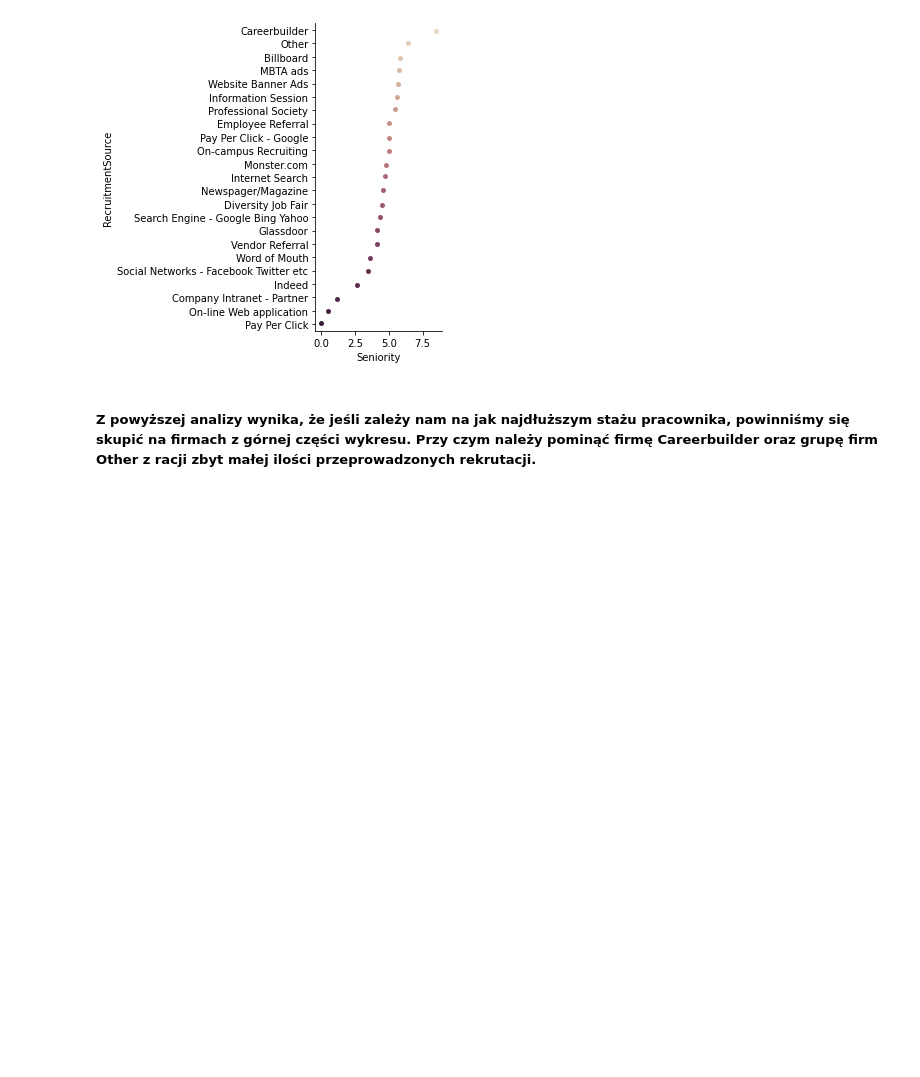
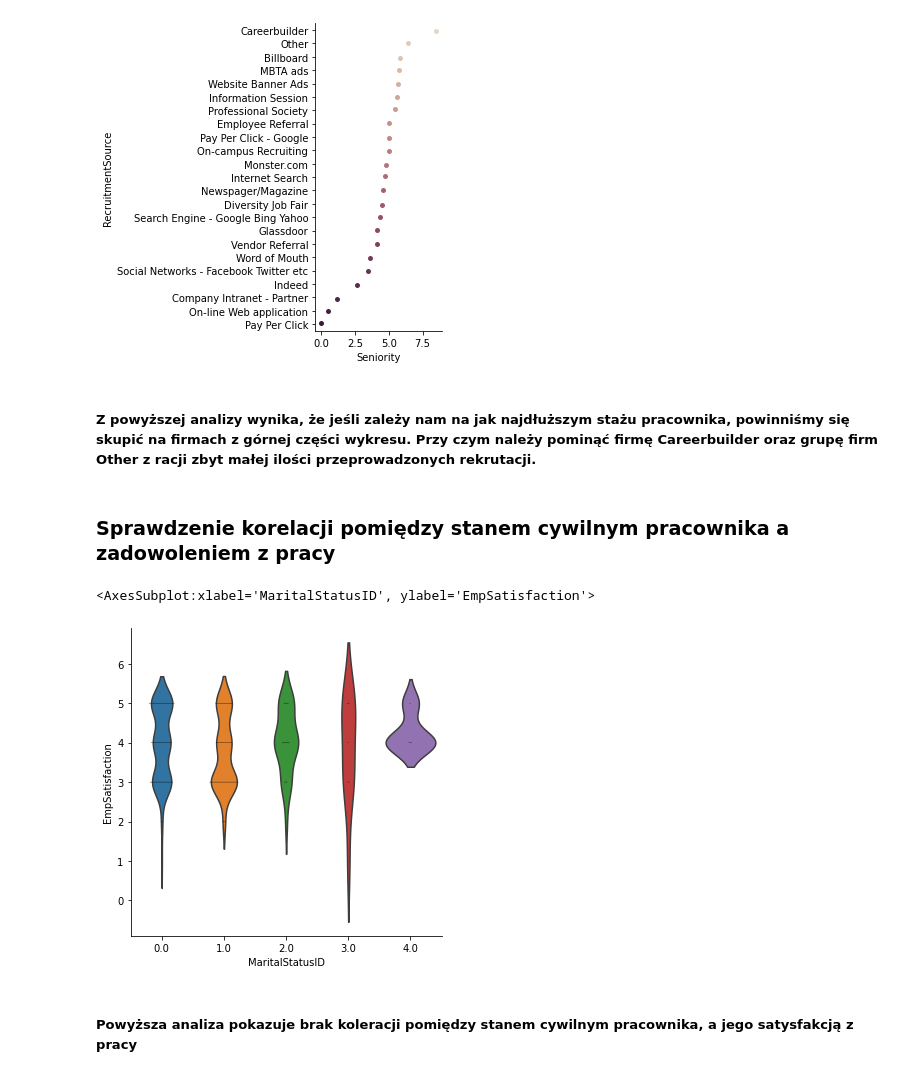
Before and after one commit to JBakunski/hr_data, a Jupyter notebook: hr.ipynb, the cells around one changed output. Cells and saved outputs as stored; diff of their text form; code cells hidden in the pictures; blank space fills up the shorter version.

Commit message:
Add correlation between marital status and emp sat

```diff
--- a/hr.ipynb
+++ b/hr.ipynb
@@ -89,3 +89,13 @@ sns.catplot(x="Seniority", y="RecruitmentSource", palette="ch:.25", data=average
 [figure]
 # %% [markdown]
 ##### Z powyższej analizy wynika, że jeśli zależy nam na jak najdłuższym stażu pracownika, powinniśmy się skupić na firmach z górnej części wykresu. Przy czym należy pominąć firmę Careerbuilder oraz grupę firm Other z racji zbyt małej ilości przeprowadzonych rekrutacji.
+# %% [markdown]
+### Sprawdzenie korelacji pomiędzy stanem cywilnym pracownika a zadowoleniem z pracy
+# %%
+g = sns.catplot(x="MaritalStatusID", y="EmpSatisfaction", kind="violin", inner=None, data=df)
+sns.swarmplot(x="MaritalStatusID", y="EmpSatisfaction", color="k", size=0.5, data=df, ax=g.ax)
+# %% [output]
+<AxesSubplot:xlabel='MaritalStatusID', ylabel='EmpSatisfaction'>
+[figure, added]
+# %% [markdown]
+##### Powyższa analiza pokazuje brak koleracji pomiędzy stanem cywilnym pracownika, a jego satysfakcją z pracy
```
